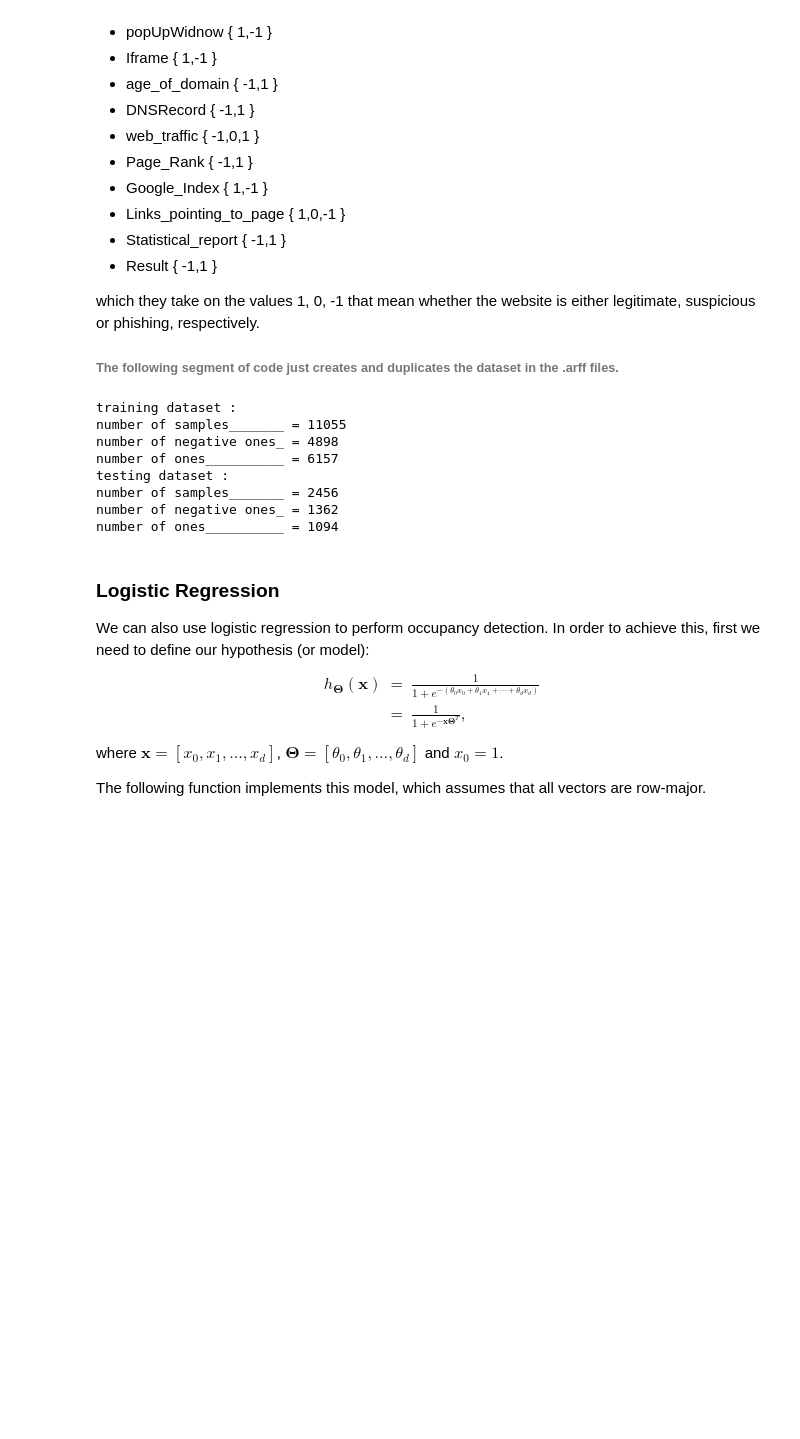
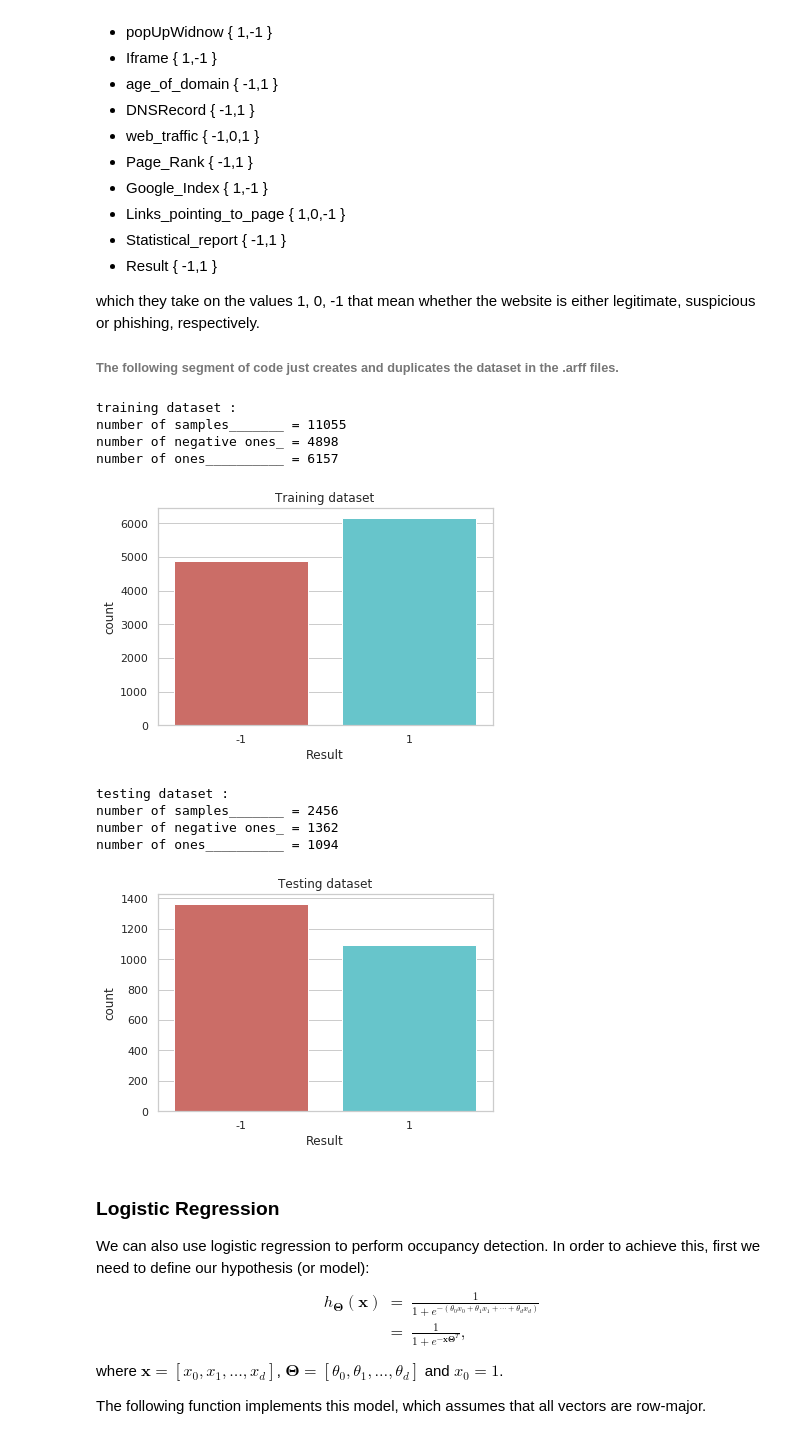
Before and after one commit to Rovholo/ML, a Jupyter notebook: phishing-websites.ipynb, the cells around one changed output. Drawn from its saved outputs; the diff is of its cells as text; code cells hidden in the pictures; blank space fills up the shorter version.

Commit message:
Add files via upload
Added graphs(not a lot)

```diff
--- a/phishing-websites.ipynb
+++ b/phishing-websites.ipynb
@@ -91,37 +91,46 @@ feature_index_names = {0:'having_IP_Address', 1:'URL_Length', 2:'Shortining_Serv
                         4:'double_slash_redirecting', 5:'Prefix_Suffix', 6:'having_Sub_Domain', 7:'SSLfinal_State',
                         8:'Domain_registeration_length', 9:'Favicon', 10:'port', 11:'HTTPS_token',12:'Request_URL',
                         13:'URL_of_Anchor', 14:'Links_in_tags', 15:'SFH', 16:'Submitting_to_email', 17:'Abnormal_URL',
                         18:'Redirect', 19:'on_mouseover', 20:'RightClick', 21:'popUpWidnow', 22:'Iframe',
                         23:' age_of_domain', 24:'DNSRecord', 25:'web_traffic', 26:'Page_Rank', 27:' Google_Index',
                         28:'Links_pointing_to_page', 29:'Statistical_report'}
 #training dataset
 training_data = np.array(data_train)
 x_training = training_data[:, :-1]
 y_training = training_data[:, -1]
 
 print('training dataset : ')
 print('{:_<24s} = {:d}'.format('number of samples', y_training.shape[0]))
 print('{:_<24s} = {:d}'.format('number of negative ones', np.sum(y_training == -1)))
 print('{:_<24s} = {:d}'.format('number of ones', np.sum(y_training == 1)))
 
+sns.countplot(x = 'Result', data = data_train, palette = 'hls')
+plt.title('Training dataset')
+plt.show()
+
 #testing dataset
 testing_data = np.array(data_test)
 x_testing = testing_data[:, :-1]
 y_testing = testing_data[:, -1]
 
 print('testing dataset : ')
 print('{:_<24s} = {:d}'.format('number of samples', y_testing.shape[0]))
 print('{:_<24s} = {:d}'.format('number of negative ones', np.sum(y_testing == -1)))
 print('{:_<24s} = {:d}'.format('number of ones', np.sum(y_testing == 1)))
+sns.countplot(x = 'Result', data = data_test, palette = 'hls')
+plt.title('Testing dataset')
+plt.show()
 # %% [output]
 training dataset :
 number of samples_______ = 11055
 number of negative ones_ = 4898
 number of ones__________ = 6157
-testing dataset :
-number of samples_______ = 2456
-number of negative ones_ = 1362
-number of ones__________ = 1094
+[figure, added]
+testing dataset :
+number of samples_______ = 2456
+number of negative ones_ = 1362
+number of ones__________ = 1094
+[figure, added]
 # %% [markdown]
 ### Logistic Regression
 
```
Also changed, not shown: parts of 1 cell of this notebook.
